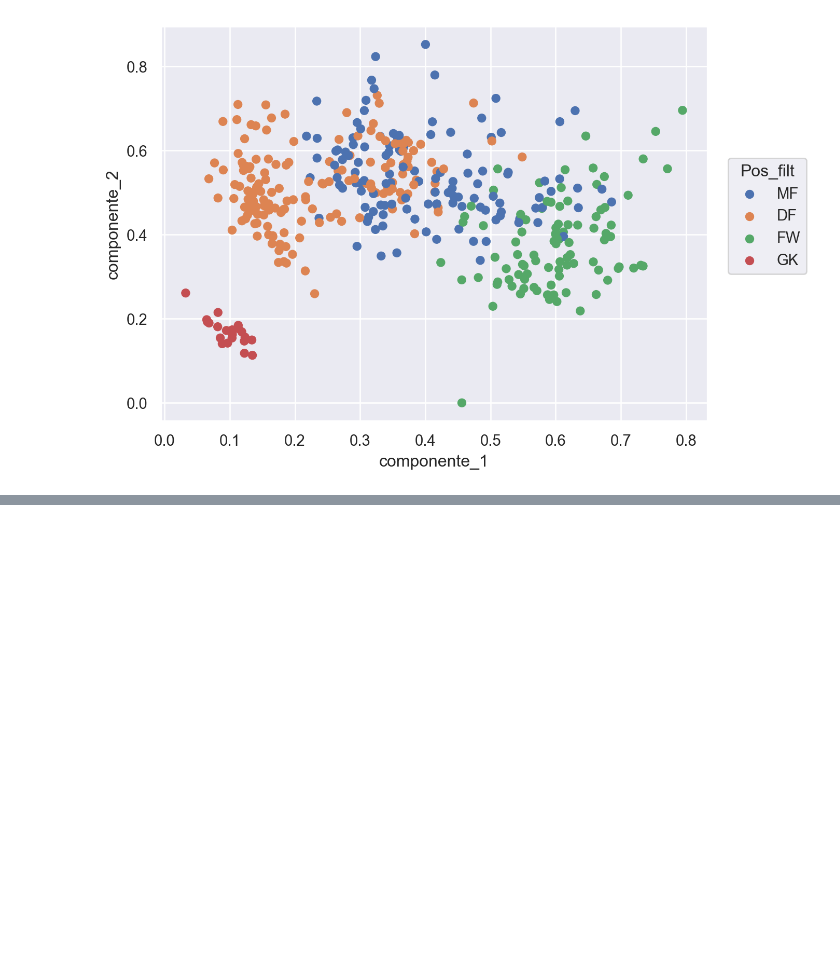
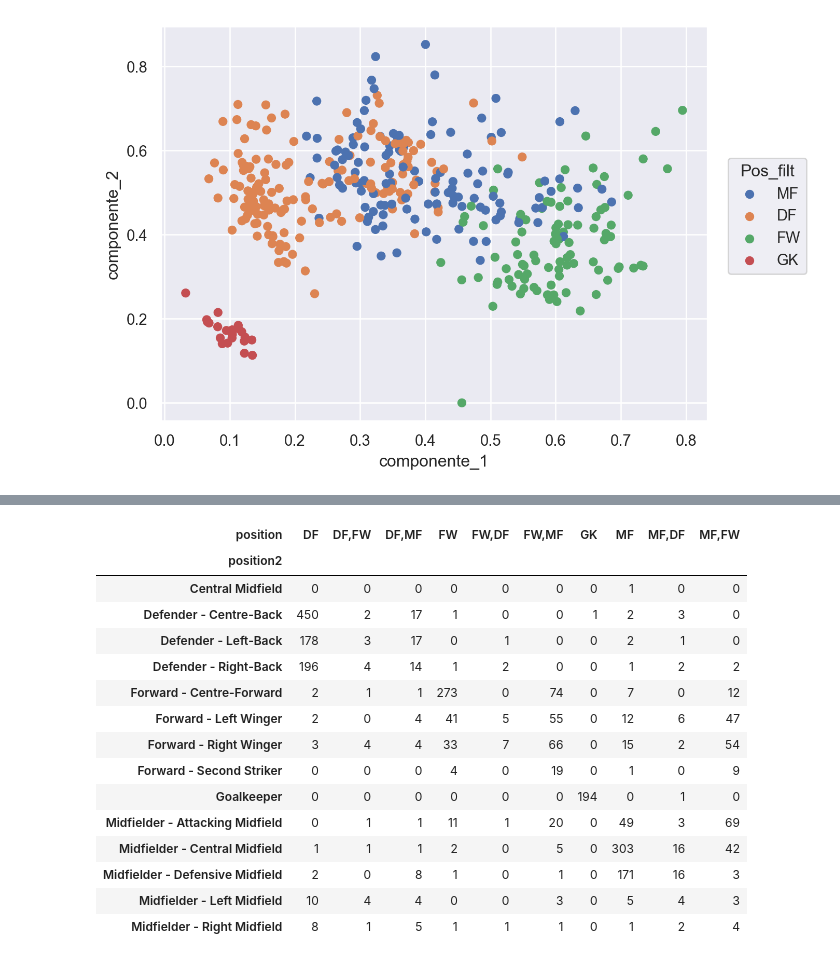
Before and after one commit to mgresnik/trabajo_practico_nro_2, a Jupyter notebook: Laboratorio_de_datos_(LCD)_IC_2024_Trabajo_Práctico_N°_2.ipynb, the cells around one changed output, grey strips where cells are left out. Drawn from its saved outputs; the diff is of its cells as text; code cells hidden in the pictures; blank space fills up the shorter version.

```diff
--- a/Laboratorio_de_datos_(LCD)_IC_2024_Trabajo_Práctico_N°_2.ipynb
+++ b/Laboratorio_de_datos_(LCD)_IC_2024_Trabajo_Práctico_N°_2.ipynb
@@ -672,0 +884,21 @@ Precisión en los datos de testeo: 0.7379134860050891
+# %%
+# Vemos que position2 es más representativo que position.
+# position parece indicar que un MF,FW tiene características más de un mediocampista que delantero. Lo contrario a FW, MF
+pd.crosstab(df_valuacion_jugadores.position2,df_valuacion_jugadores.position)
+# %% [output]
+| position | DF | DF,FW | DF,MF | FW | FW,DF | FW,MF | GK | MF | MF,DF | MF,FW |
+| position2 |  |  |  |  |  |  |  |  |  |  |
+| Central Midfield | 0 | 0 | 0 | 0 | 0 | 0 | 0 | 1 | 0 | 0 |
+| Defender - Centre-Back | 450 | 2 | 17 | 1 | 0 | 0 | 1 | 2 | 3 | 0 |
+| Defender - Left-Back | 178 | 3 | 17 | 0 | 1 | 0 | 0 | 2 | 1 | 0 |
+| Defender - Right-Back | 196 | 4 | 14 | 1 | 2 | 0 | 0 | 1 | 2 | 2 |
+| Forward - Centre-Forward | 2 | 1 | 1 | 273 | 0 | 74 | 0 | 7 | 0 | 12 |
+| Forward - Left Winger | 2 | 0 | 4 | 41 | 5 | 55 | 0 | 12 | 6 | 47 |
+| Forward - Right Winger | 3 | 4 | 4 | 33 | 7 | 66 | 0 | 15 | 2 | 54 |
+| Forward - Second Striker | 0 | 0 | 0 | 4 | 0 | 19 | 0 | 1 | 0 | 9 |
+| Goalkeeper | 0 | 0 | 0 | 0 | 0 | 0 | 194 | 0 | 1 | 0 |
+| Midfielder - Attacking Midfield | 0 | 1 | 1 | 11 | 1 | 20 | 0 | 49 | 3 | 69 |
+| Midfielder - Central Midfield | 1 | 1 | 1 | 2 | 0 | 5 | 0 | 303 | 16 | 42 |
+| Midfielder - Defensive Midfield | 2 | 0 | 8 | 1 | 0 | 1 | 0 | 171 | 16 | 3 |
+| Midfielder - Left Midfield | 10 | 4 | 4 | 0 | 0 | 3 | 0 | 5 | 4 | 3 |
+| Midfielder - Right Midfield | 8 | 1 | 5 | 1 | 1 | 1 | 0 | 1 | 2 | 4 |
```
Also changed, not shown: parts of 35 cells of this notebook, 2 other files.
